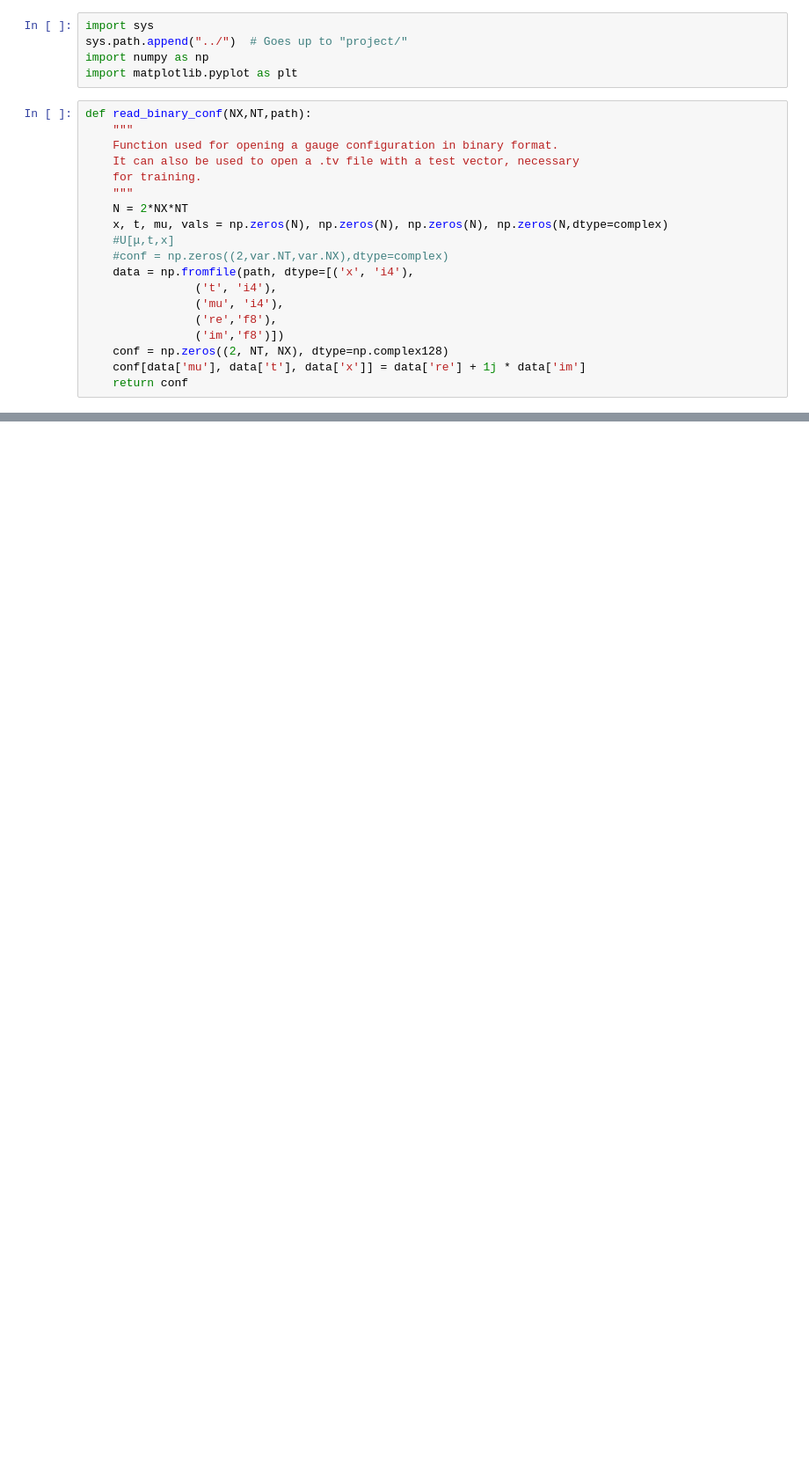
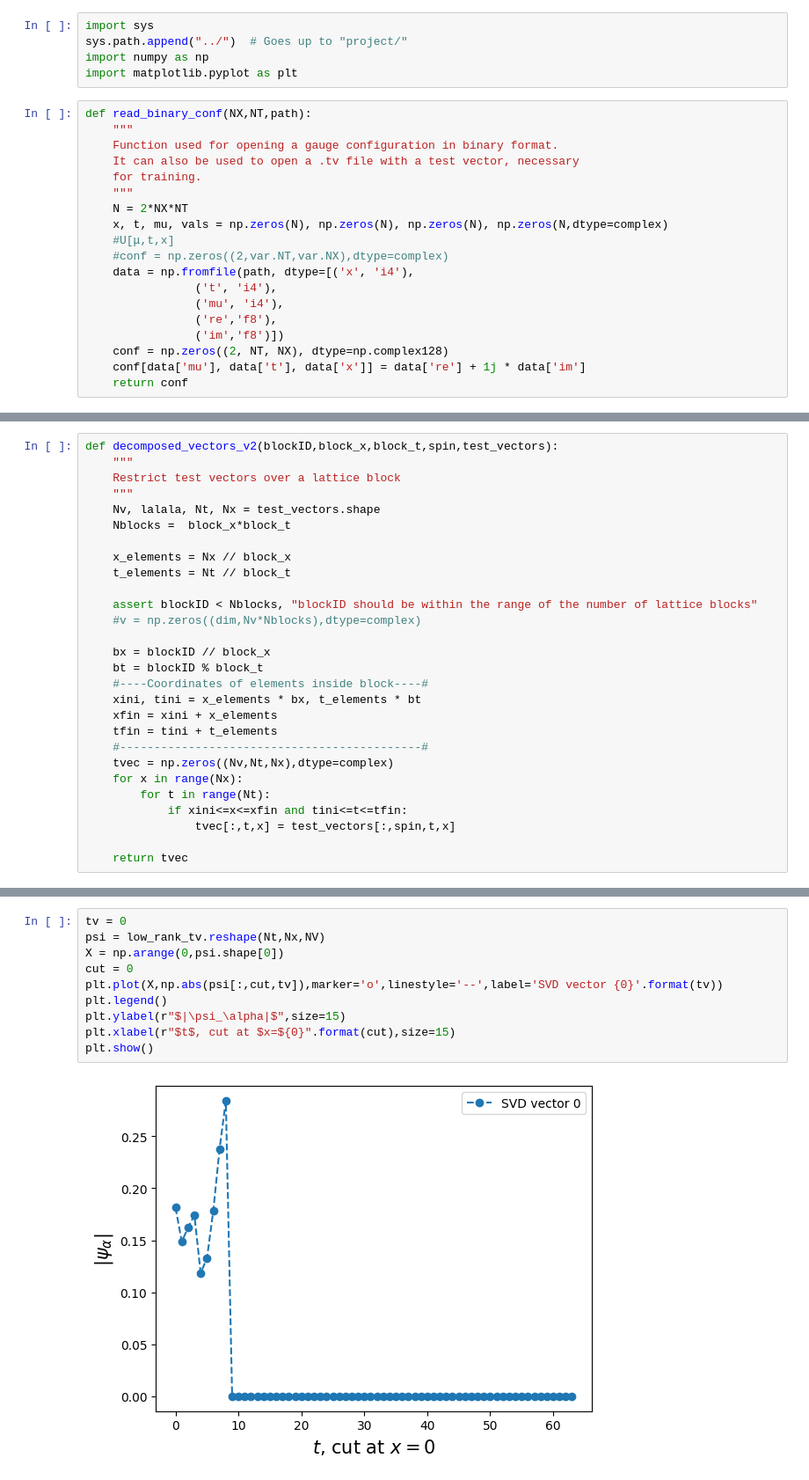
Before and after one commit to JFNCastellanos/TVML, a Jupyter notebook: SVD/SVD.ipynb, the cells around one changed output, grey strips where cells are left out. Shown at 88% size. Cells and saved outputs as stored; diff of their text form; blank space fills up the shorter version.

```diff
--- a/SVD/SVD.ipynb
+++ b/SVD/SVD.ipynb
@@ -60,0 +152,28 @@ Vh.shape
+# %%
+def decomposed_vectors_v2(blockID,block_x,block_t,spin,test_vectors):
+    """
+    Restrict test vectors over a lattice block
+    """
+    Nv, lalala, Nt, Nx = test_vectors.shape
+    Nblocks =  block_x*block_t
+
+    x_elements = Nx // block_x
+    t_elements = Nt // block_t
+
+    assert blockID < Nblocks, "blockID should be within the range of the number of lattice blocks"
+    #v = np.zeros((dim,Nv*Nblocks),dtype=complex)
+
+    bx = blockID // block_x
+    bt = blockID % block_t
+    #----Coordinates of elements inside block----#
+    xini, tini = x_elements * bx, t_elements * bt
+    xfin = xini + x_elements
+    tfin = tini + t_elements
+    #--------------------------------------------#
+    tvec = np.zeros((Nv,Nt,Nx),dtype=complex)
+    for x in range(Nx):
+        for t in range(Nt):
+            if xini<=x<=xfin and tini<=t<=tfin:
+                tvec[:,t,x] = test_vectors[:,spin,t,x]
+
+    return tvec
@@ -60,0 +233,12 @@ Vh.shape
+# %%
+tv = 0
+psi = low_rank_tv.reshape(Nt,Nx,NV)
+X = np.arange(0,psi.shape[0])
+cut = 0
+plt.plot(X,np.abs(psi[:,cut,tv]),marker='o',linestyle='--',label='SVD vector {0}'.format(tv))
+plt.legend()
+plt.ylabel(r"$|\psi_\alpha|$",size=15)
+plt.xlabel(r"$t$, cut at $x=${0}".format(cut),size=15)
+plt.show()
+# %% [output]
+[figure, added]
```
Also changed, not shown: parts of 11 cells of this notebook.
